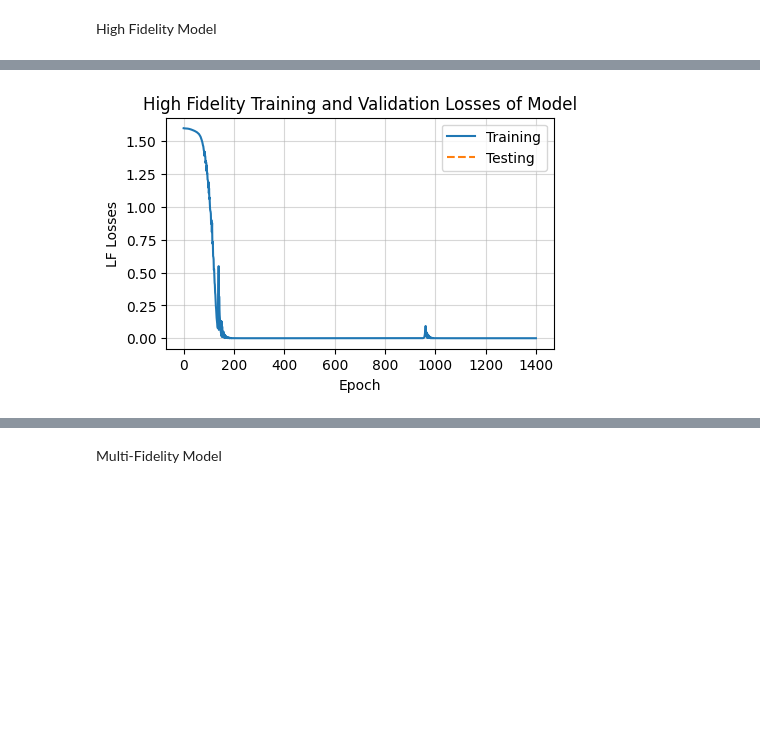
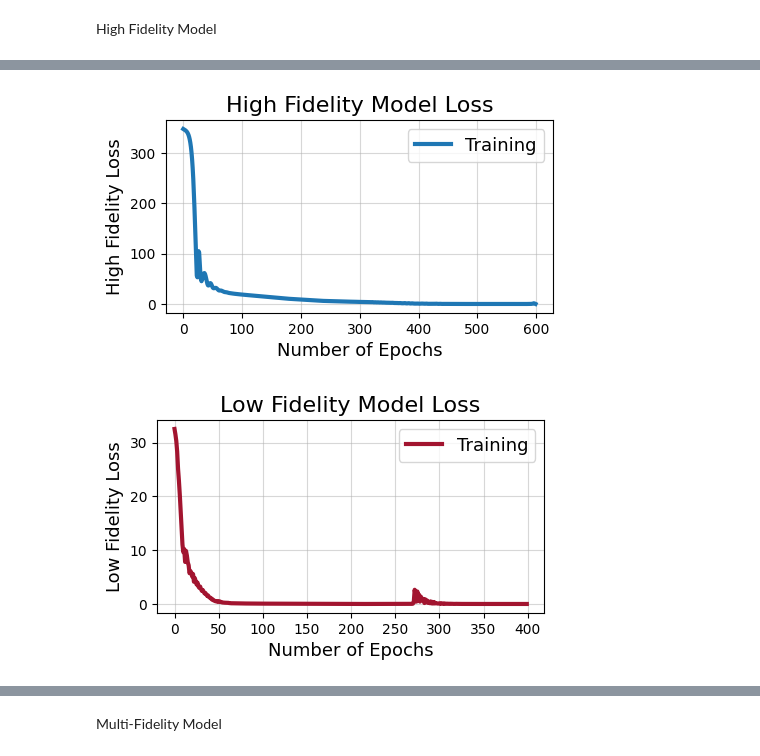
Before and after one commit to emjanser/Thesis_Workspace, a Jupyter notebook: Codes/Neural Networks PyTorch/MFNN/Second Model/MFNN_2.ipynb, the cells around one changed output, grey strips where cells are left out. Saved outputs shown, nothing was run; the diff lists cells and outputs as text; code cells hidden in the pictures; blank space fills up the shorter version.

```diff
--- a/Codes/Neural Networks PyTorch/MFNN/Second Model/MFNN_2.ipynb
+++ b/Codes/Neural Networks PyTorch/MFNN/Second Model/MFNN_2.ipynb
@@ -122,11 +122,11 @@ val_losses = []
 prev_loss = []
 LF_loss = torch.zeros(1)
 
-LF_batch_size = 175
+LF_batch_size = 100
 
 # LF_loss criterion and optimizer
 criterion = torch.nn.MSELoss().to(device)
-optimizer = torch.optim.Adam(LF_model.parameters(), lr=0.0001) # weight_decay=1e-5
+optimizer = torch.optim.Adam(LF_model.parameters(), lr=0.0005) # weight_decay=1e-5
 
 
 for epoch in range(lf_num_epochs):
@@ -219,7 +217,7 @@ HF_batch_size = 45
 
 # HF_loss criterion and optimizer
 criterion = torch.nn.MSELoss().to(device)
-optimizer = torch.optim.Adam(HF_model.parameters(), lr=0.0001, weight_decay=1e-5) # weight_decay=1e-5
+optimizer = torch.optim.Adam(HF_model.parameters(), lr=0.0001, weight_decay=1e-4) # weight_decay=1e-5
 
 for epoch in range(hf_num_epochs):
 
@@ -246,17 +243,27 @@ Epoch [1200/1400], Loss: 0.0000
 # %%
-plt.figure(figsize=(5,3))
-plt.plot(HF_losses, label = "Training")
+plt.figure(figsize=(5,2.5))
+plt.plot(HF_losses, label = "Training",lw=3)
 
-plt.plot(val_losses, "--" , label = "Testing")
-plt.xlabel('Epoch')
-plt.ylabel('LF Losses')
-plt.title('High Fidelity Training and Validation Losses of Model')
-plt.legend(loc='upper right')
+plt.xlabel('Number of Epochs', fontsize = 13)
+plt.ylabel('High Fidelity Loss', fontsize = 13)
+plt.title('High Fidelity Model Loss', fontsize = 16)
+plt.legend(loc='upper right', fontsize = 13)
+plt.grid(which='both', alpha=0.5)
+plt.show()
+
+plt.figure(figsize=(5,2.5))
+plt.plot(LF_losses,color=(0.6350, 0.0780, 0.1840), label = "Training",lw=3, )
+
+plt.xlabel('Number of Epochs', fontsize = 13)
+plt.ylabel('Low Fidelity Loss', fontsize = 13)
+plt.title('Low Fidelity Model Loss', fontsize = 16)
+plt.legend(loc='upper right', fontsize = 13)
 plt.grid(which='both', alpha=0.5)
 plt.show()
 
 # print(f"Error: {HF_average_percentage_error}")
 print(f"Epochs needed (out of {hf_num_epochs}): {len(HF_losses)}")
 print(f"HF Training Loss: {HF_loss}")
 # %% [output]
-[figure, old version]
+[figure, new version]
+[figure, added]
```
Also changed, not shown: parts of 8 cells of this notebook, 34 other files.
